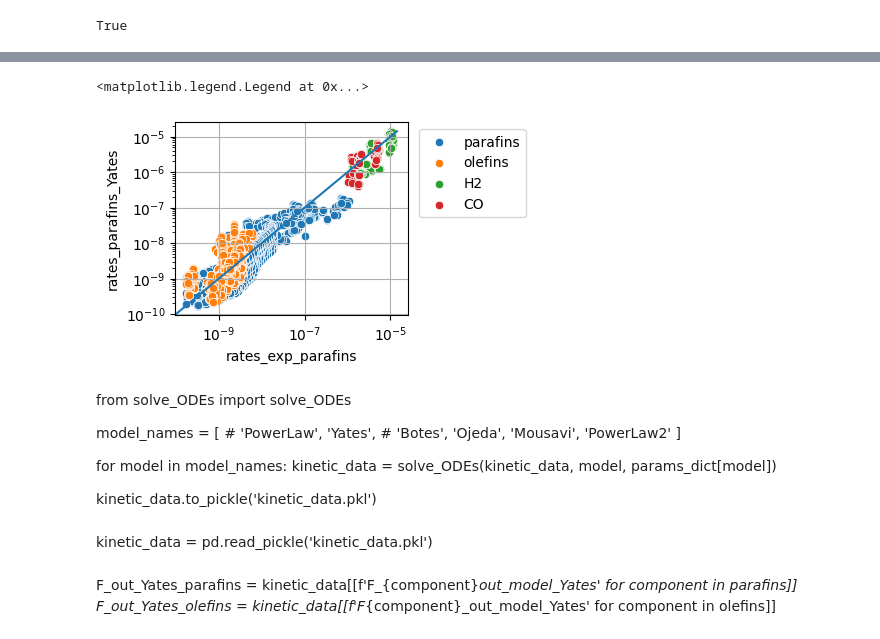
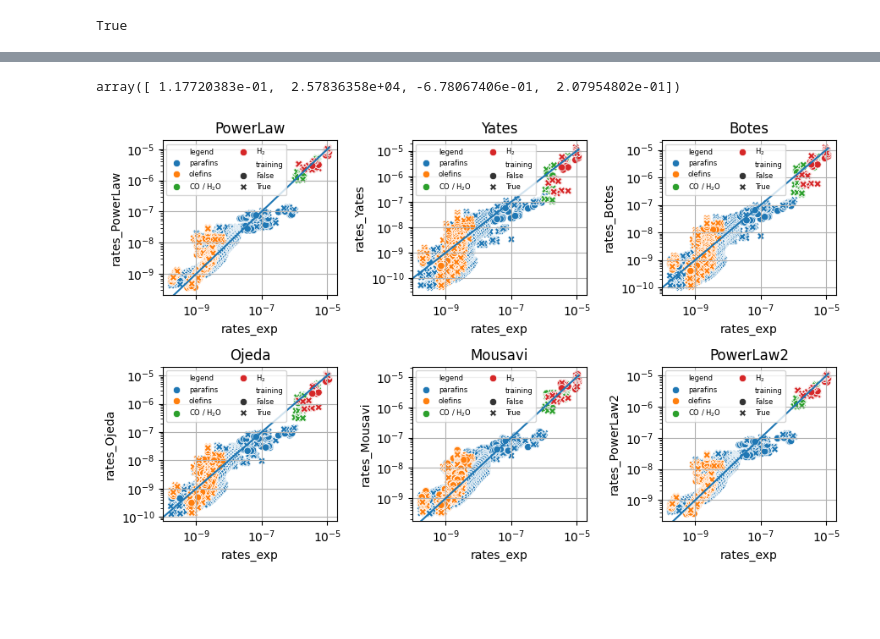
Before and after one commit to rafaelbeloduarte/SAF_kinetics_paper_code_with_WGS, a Jupyter notebook: regression.ipynb, the cells around one changed output, grey strips where cells are left out. Saved outputs shown, nothing was run; the diff lists cells and outputs as text; code cells hidden in the pictures; blank space fills up the shorter version.

```diff
--- a/regression.ipynb
+++ b/regression.ipynb
@@ -329,2 +514,6 @@ sol_Yates
+# %%
+sol_PowerLaw.x
+# %% [output]
+array([ 1.17720383e-01,  2.57836358e+04, -6.78067406e-01,  2.07954802e-01])
 # %%
 params_dict = {
@@ -355,40 +583,41 @@ rates_H2_CO['rates_exp_CO'] = rates_exp_CO
+# %%
+rates_PowerLaw = rates_model(kinetic_data, rate_HCs_PowerLaw, sol_PowerLaw.x)
+rates_Yates = rates_model(kinetic_data, rate_HCs_Yates, sol_Yates.x)
+rates_Botes = rates_model(kinetic_data, rate_HCs_Botes, sol_Botes.x)
+rates_Ojeda = rates_model(kinetic_data, rate_HCs_Ojeda, sol_Ojeda.x)
+rates_Mousavi = rates_model(kinetic_data, rate_HCs_Mousavi, sol_Mousavi.x)
+rates_PowerLaw2 = rates_model(kinetic_data, rate_HCs_PowerLaw2, sol_PowerLaw2.x)
+# %%
+rates = rates_exp.melt(var_name = 'component', value_name = 'rates_exp', id_vars = 'index')
+
+rates['rates_PowerLaw'] = rates_PowerLaw.melt()['value']
+rates['rates_Yates'] = rates_Yates.melt()['value']
+rates['rates_Botes'] = rates_Botes.melt()['value']
+rates['rates_Ojeda'] = rates_Ojeda.melt()['value']
+rates['rates_Mousavi'] = rates_Mousavi.melt()['value']
+rates['rates_PowerLaw2'] = rates_PowerLaw2.melt()['value']
+
+rates['legend'] = rates['component'].map(leg_dict)
+rates['training'] = rates['index'].isin(idx_training)
 # %%
-fig, axs = plt.subplots(figsize = (3, 2.5))
+fig, axs = plt.subplots(2, 3, figsize = (9, 5.5))
+flat_axs = axs.flatten()
 
-max_xy = -rates_H2_CO.min().min()
-sns.scatterplot(data = rates_plot_parafins, x = 'rates_exp_parafins', y = 'rates_parafins_Yates',
-               ax = axs,
-               label = 'parafins',
-               )
-sns.scatterplot(data = rates_plot_olefins, x = 'rates_exp_olefins', y = 'rates_olefins_Yates',
-               ax = axs, label = 'olefins')
-sns.scatterplot(data = -rates_H2_CO, x = 'rates_exp_H2', y = 'rates_Yates_H2',
-               ax = axs, label = 'H2')
-sns.scatterplot(data = -rates_H2_CO, x = 'rates_exp_CO', y = 'rates_Yates_CO',
-               ax = axs, label = 'CO')
-plt.yscale('log')
-plt.xscale('log')
-plt.plot((0, max_xy), (0, max_xy))
-plt.grid('both')
-plt.legend(bbox_to_anchor=(1.02, 1))
+max_xy = rates.rates_exp.max()
+for i, model in enumerate(params_dict.keys()):
+    sns.scatterplot(data = rates, x = 'rates_exp', y = f'rates_{model}',
+                    ax=flat_axs[i],
+                    hue = 'legend', style = 'training',
+                   )
+    flat_axs[i].set_title(model)
+    flat_axs[i].set_yscale('log')
+    flat_axs[i].set_xscale('log')
+    flat_axs[i].plot((0, max_xy), (0, max_xy))
+    flat_axs[i].grid('both')
+    flat_axs[i].legend(fontsize = 6, ncols = 2)
+plt.tight_layout()
+fig_name = 'rates_parity.pdf'
+plt.savefig('/home/rafael/GoogleDrive/uem/Doutorado/Papers/SAF_kinetics/figures/'+fig_name,
+            bbox_inches = 'tight')
 # %% [output]
-<matplotlib.legend.Legend at 0x...>
-[figure, old version]
+[figure, new version]
-# %% [markdown]
-from solve_ODEs import solve_ODEs
-
-model_names = [
-    # 'PowerLaw',
-    'Yates',
-    # 'Botes', 'Ojeda', 'Mousavi', 'PowerLaw2'
-]
-
-for model in model_names:
-    kinetic_data = solve_ODEs(kinetic_data, model, params_dict[model])
-
-kinetic_data.to_pickle('kinetic_data.pkl')
-# %% [markdown]
-kinetic_data = pd.read_pickle('kinetic_data.pkl')
-# %% [markdown]
-F_out_Yates_parafins = kinetic_data[[f'F_{component}_out_model_Yates' for component in parafins]]
-F_out_Yates_olefins = kinetic_data[[f'F_{component}_out_model_Yates' for component in olefins]]
```
Also changed, not shown: parts of 60 cells of this notebook, 25 other files.
